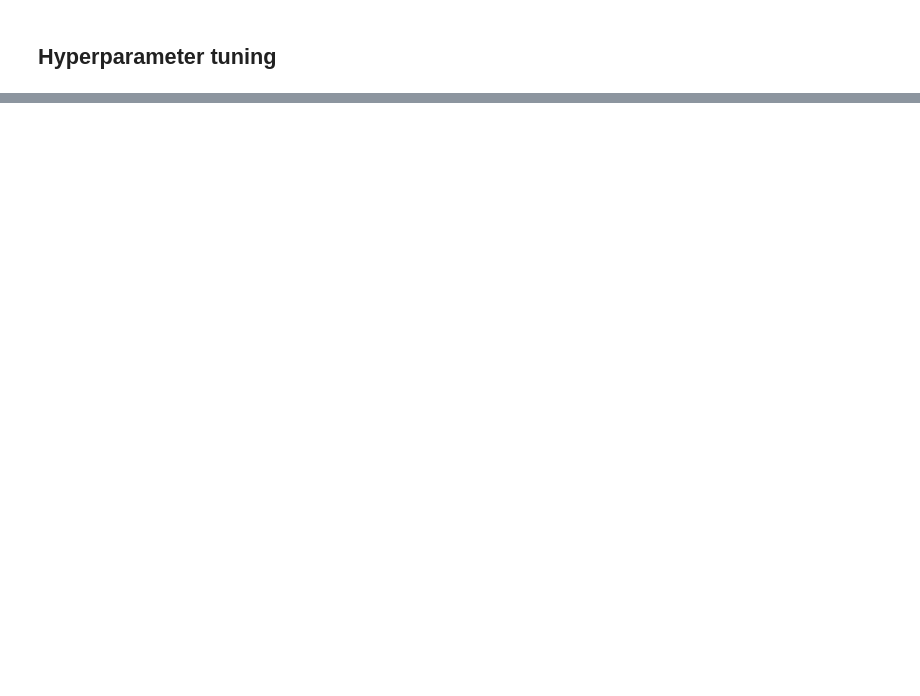
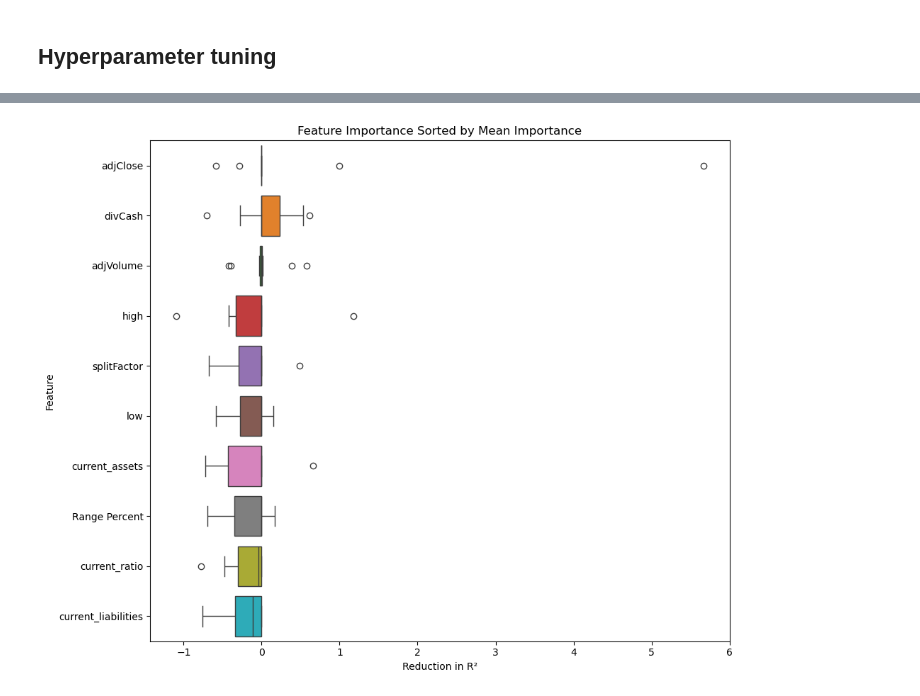
Before and after one commit to howie-zeng/Chinese-Stock-Market-Analysis--Long-Term-Trends, a Jupyter notebook: test.ipynb, the cells around one changed output, grey strips where cells are left out. Saved outputs shown, nothing was run; the diff lists cells and outputs as text; code cells hidden in the pictures; blank space fills up the shorter version.

```diff
--- a/test.ipynb
+++ b/test.ipynb
@@ -449,0 +160,12 @@ Tunning RFModel
+# %%
+mean_importance = reduction_df.mean(axis=1)
+sorted_features = mean_importance.sort_values(ascending=False).index
+plt.figure(figsize=(10, 8))
+sns.boxplot(data=reduction_df.loc[sorted_features].T, orient='h')
+plt.title('Feature Importance Sorted by Mean Importance')
+plt.xlabel('Reduction in R²')
+plt.ylabel('Feature')
+plt.tight_layout()
+plt.show()
+# %% [output]
+[figure, added]
```
Also changed, not shown: parts of 30 cells of this notebook, 6 other files.
